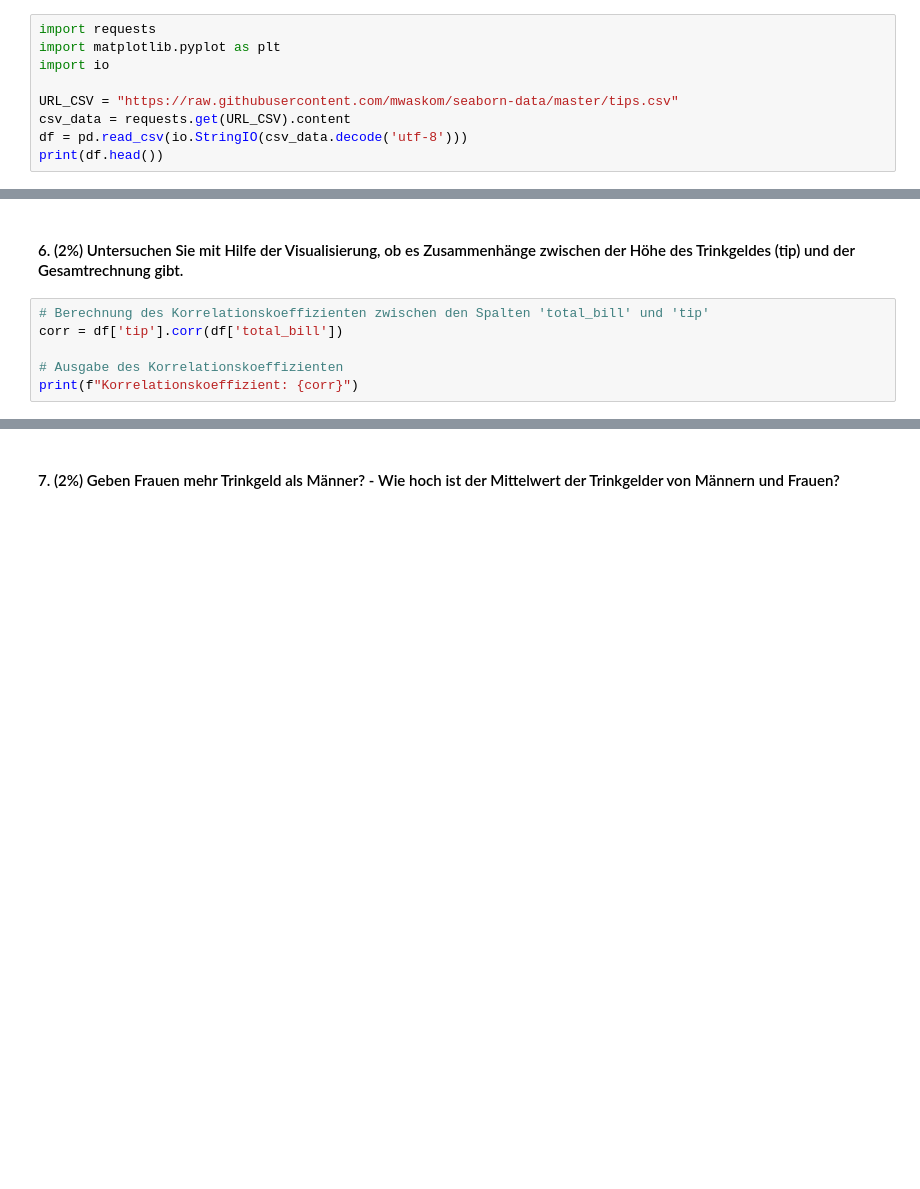
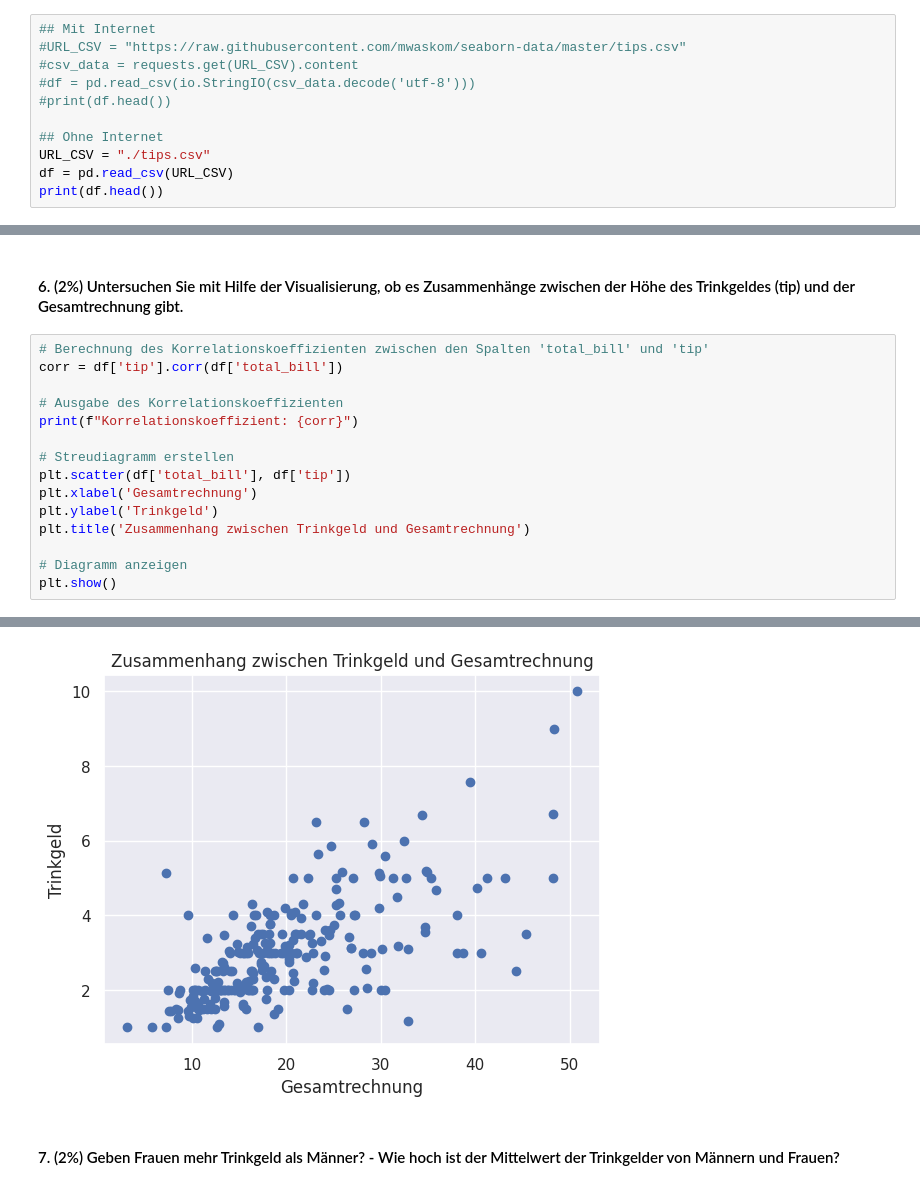
Before and after one commit to LukasLow/UniKurs_DataScience1, a Jupyter notebook: Hausaufgaben/Aufgaben/Hausaufgabe04/Exercise_pandas_seaborn.ipynb, the cells around one changed output, grey strips where cells are left out. Drawn from its saved outputs; the diff is of its cells as text; blank space fills up the shorter version.

```diff
--- a/Hausaufgaben/Aufgaben/Hausaufgabe04/Exercise_pandas_seaborn.ipynb
+++ b/Hausaufgaben/Aufgaben/Hausaufgabe04/Exercise_pandas_seaborn.ipynb
@@ -45,13 +50,15 @@ import pandas as pd
 # %% [markdown]
 #### 1. (2%) Importieren Sie die csv-Datei "tips" von https://github.com/mwaskom/seaborn-data.
 # %%
-import requests
-import matplotlib.pyplot as plt
-import io
+## Mit Internet
+#URL_CSV = "https://raw.githubusercontent.com/mwaskom/seaborn-data/master/tips.csv"
+#csv_data = requests.get(URL_CSV).content
+#df = pd.read_csv(io.StringIO(csv_data.decode('utf-8')))
+#print(df.head())
 
-URL_CSV = "https://raw.githubusercontent.com/mwaskom/seaborn-data/master/tips.csv"
-csv_data = requests.get(URL_CSV).content
-df = pd.read_csv(io.StringIO(csv_data.decode('utf-8')))
+## Ohne Internet
+URL_CSV = "./tips.csv"
+df = pd.read_csv(URL_CSV)
 print(df.head())
 # %% [output]
    total_bill   tip     sex smoker  day    time  size
@@ -102,4 +109,13 @@ corr = df['tip'].corr(df['total_bill'])
 
 # Ausgabe des Korrelationskoeffizienten
 print(f"Korrelationskoeffizient: {corr}")
+
+# Streudiagramm erstellen
+plt.scatter(df['total_bill'], df['tip'])
+plt.xlabel('Gesamtrechnung')
+plt.ylabel('Trinkgeld')
+plt.title('Zusammenhang zwischen Trinkgeld und Gesamtrechnung')
+
+# Diagramm anzeigen
+plt.show()
 # %% [output]
@@ -107,3 +123,4 @@ Korrelationskoeffizient: 0.6757341092113641
+[figure, added]
 # %% [markdown]
 #### 7. (2%) Geben Frauen mehr Trinkgeld als Männer? - Wie hoch ist der Mittelwert der Trinkgelder von Männern und Frauen?
 # %%
```
Also changed, not shown: parts of 7 cells of this notebook, 3 other files.
